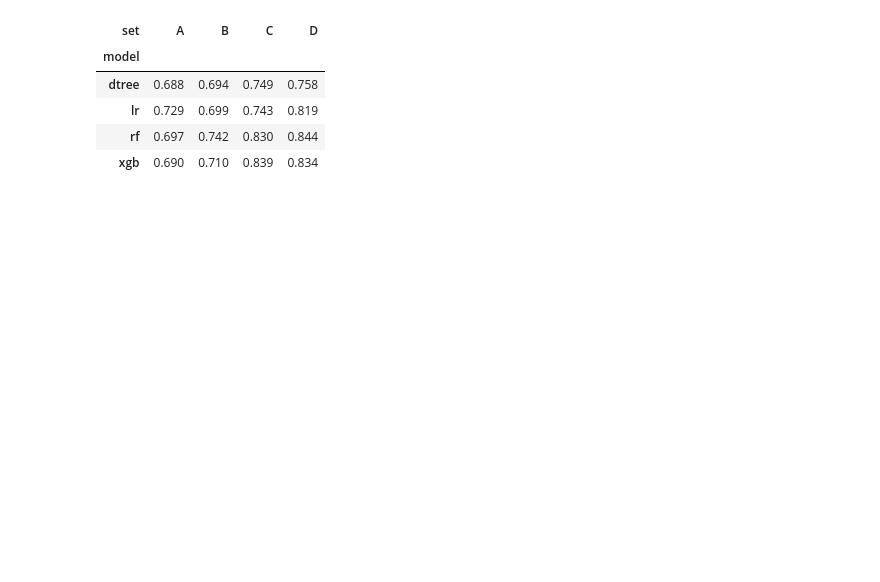
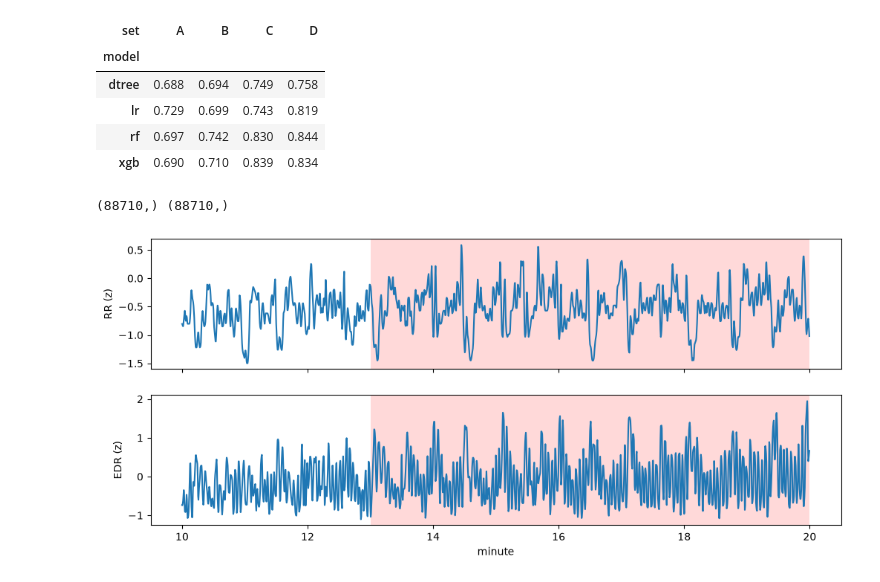
Before and after one commit to MammadHuseyn/apnea-ecg-ml, a Jupyter notebook: notebooks/04_ml_models.ipynb, the cells around one changed output. Cells and saved outputs as stored; diff of their text form; code cells hidden in the pictures; blank space fills up the shorter version.

```diff
--- a/notebooks/04_ml_models.ipynb
+++ b/notebooks/04_ml_models.ipynb
@@ -35,0 +62,6 @@ SETS = {'A': BASE, 'B': Z, 'C': Z + CTX, 'D': BASE + Z + CTX}
+# %%
+train = train.merge(pd.read_csv(P / "train_freq.csv"), on=["record", "minute"], validate="1:1")
+
+med = train[FREQ_COLS].median()
+train[FREQ_COLS] = train[FREQ_COLS].fillna(med)
+print(train.shape, train[FREQ_COLS].isna().sum().sum(), "NaN left")
@@ -140,3 +169,24 @@ results.pivot_table(index='model', columns='set', values='roc_auc').round(3)
 | lr | 0.729 | 0.699 | 0.743 | 0.819 |
 | rf | 0.697 | 0.742 | 0.830 | 0.844 |
 | xgb | 0.690 | 0.710 | 0.839 | 0.834 |
+# %%
+import matplotlib.pyplot as plt
+d = np.load(ROOT / "data" / "processed" / "dl_cache" / "a01.npz")
+rr, edr = d["rr_edr"]                 # two long arrays, 3 values per second
+print(rr.shape, edr.shape)            # ~ (88,000,) each for an ~8 h night
+
+lab = train[train.record == "a01"].set_index("minute").label
+m0 = lab[lab == 1].index[0] - 3       # 3 min before the first apnea minute
+s, e = m0 * 180, (m0 + 10) * 180      # 10 minutes = 1800 samples
+t = np.arange(s, e) / 180             # in minutes
+
+fig, axes = plt.subplots(2, 1, figsize=(12, 5), sharex=True)
+axes[0].plot(t, rr[s:e]); axes[0].set_ylabel("RR (z)")
+axes[1].plot(t, edr[s:e]); axes[1].set_ylabel("EDR (z)")
+for ax in axes:
+    for m in lab.loc[m0:m0 + 9][lab == 1].index:
+        ax.axvspan(m, m + 1, color="red", alpha=0.15, lw=0)
+axes[1].set_xlabel("minute"); plt.show()
+# %% [output]
+(88710,) (88710,)
+[figure, added]
```
Also changed, not shown: parts of 10 cells of this notebook, 54 other files.
